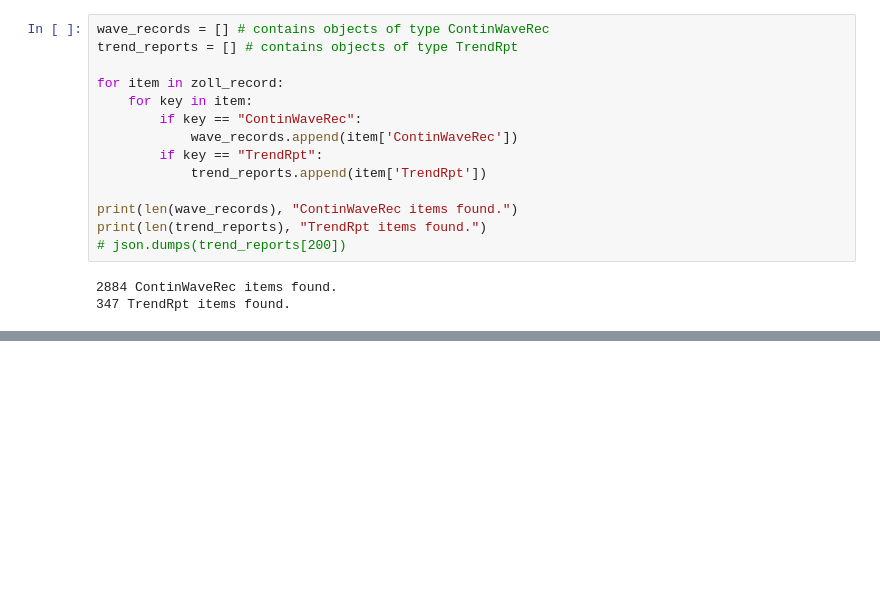
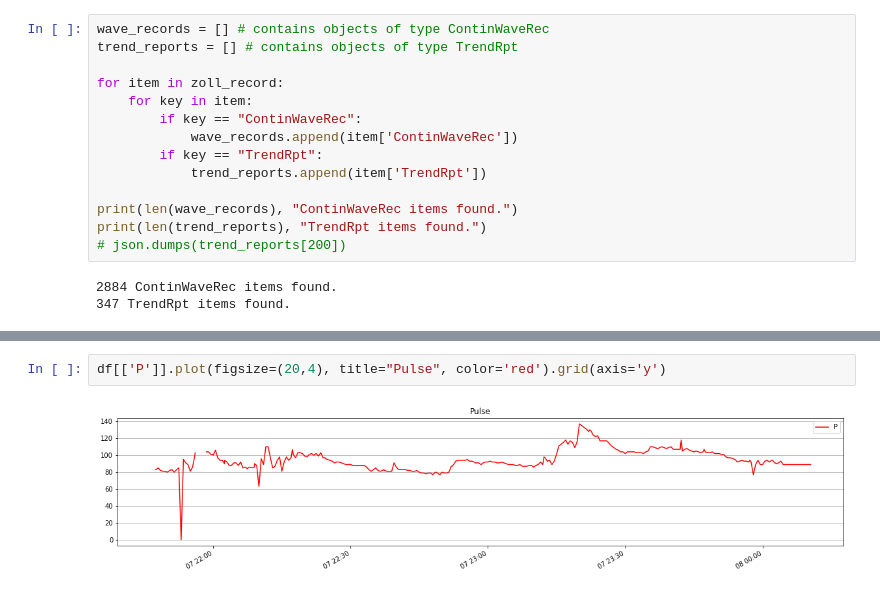
Before and after one commit to makes/zoll-json, a Jupyter notebook: zoll-json.ipynb, the cells around one changed output, grey strips where cells are left out. Drawn from its saved outputs; the diff is of its cells as text; blank space fills up the shorter version.

```diff
--- a/zoll-json.ipynb
+++ b/zoll-json.ipynb
@@ -104,0 +131,4 @@ df.plot(figsize=(20,4))
+# %%
+df[['P']].plot(figsize=(20,4), title="Pulse", color='red').grid(axis='y')
+# %% [output]
+[figure, added]
```
Also changed, not shown: parts of 5 cells of this notebook.
